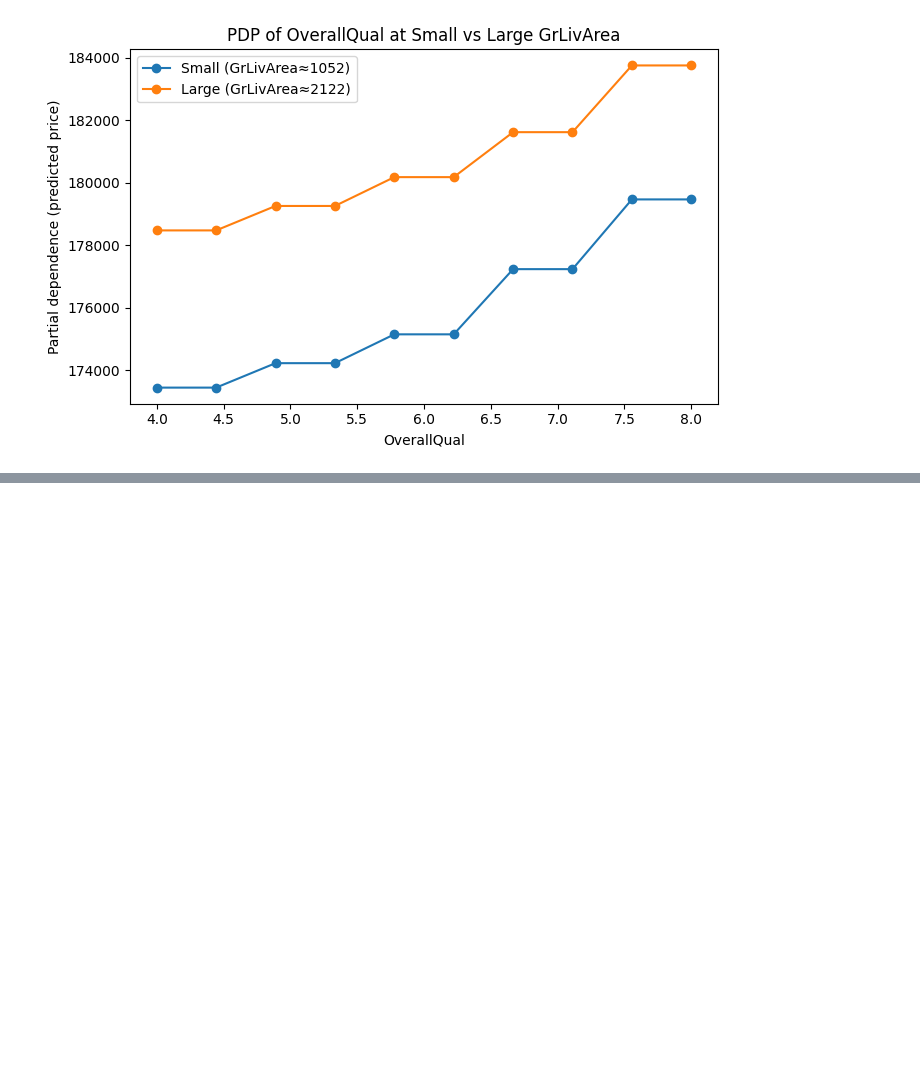
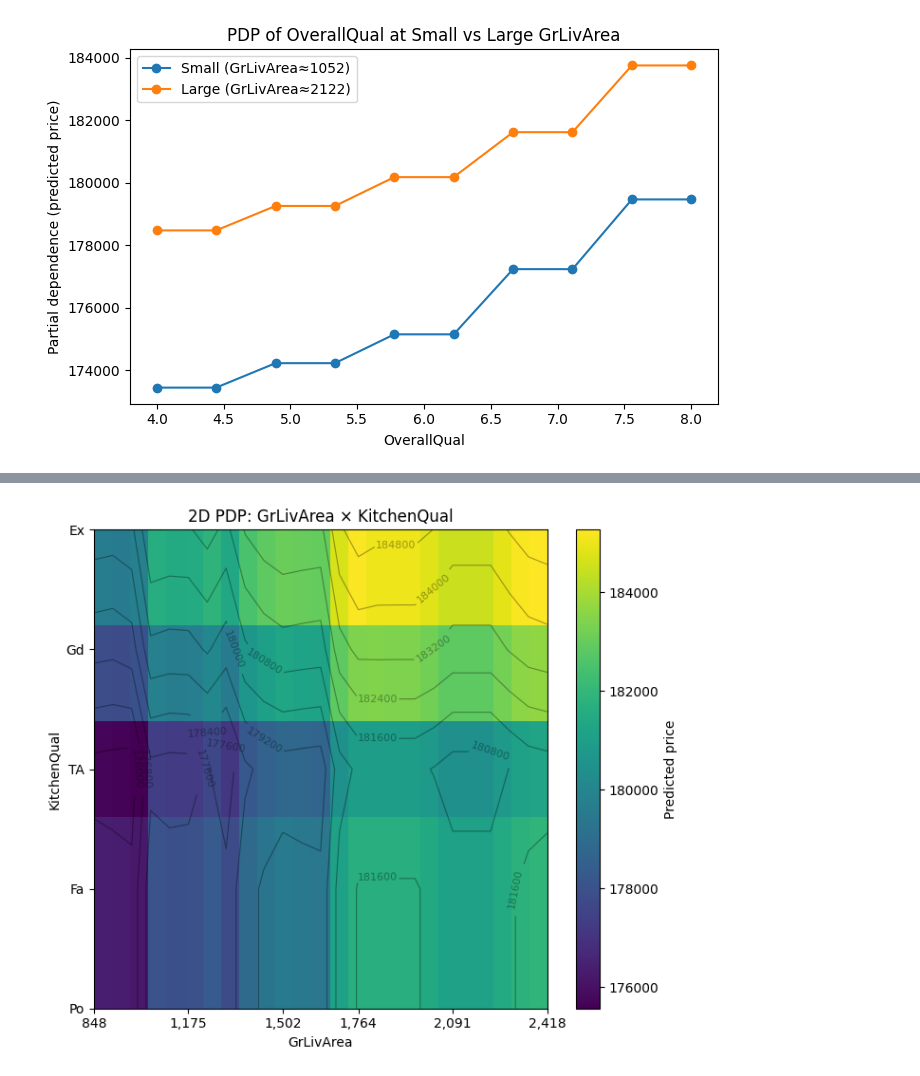
Before and after one commit to asilbert/MLProject, a Jupyter notebook: MLProject_V2.ipynb, the cells around one changed output, grey strips where cells are left out. Saved outputs shown, nothing was run; the diff lists cells and outputs as text; code cells hidden in the pictures; blank space fills up the shorter version.

```diff
--- a/MLProject_V2.ipynb
+++ b/MLProject_V2.ipynb
@@ -1947,0 +1974,6 @@ Name: avg_increment, dtype: float64
+# %%
+
+# GarageCars × OverallQual
+pdp_2d_heatmap(cat_final, X_fe, "GrLivArea", "KitchenQual", n_x=25, n_y=9)
+# %% [output]
+[figure, added]
```
Also changed, not shown: parts of 21 cells of this notebook, 1 other file.
